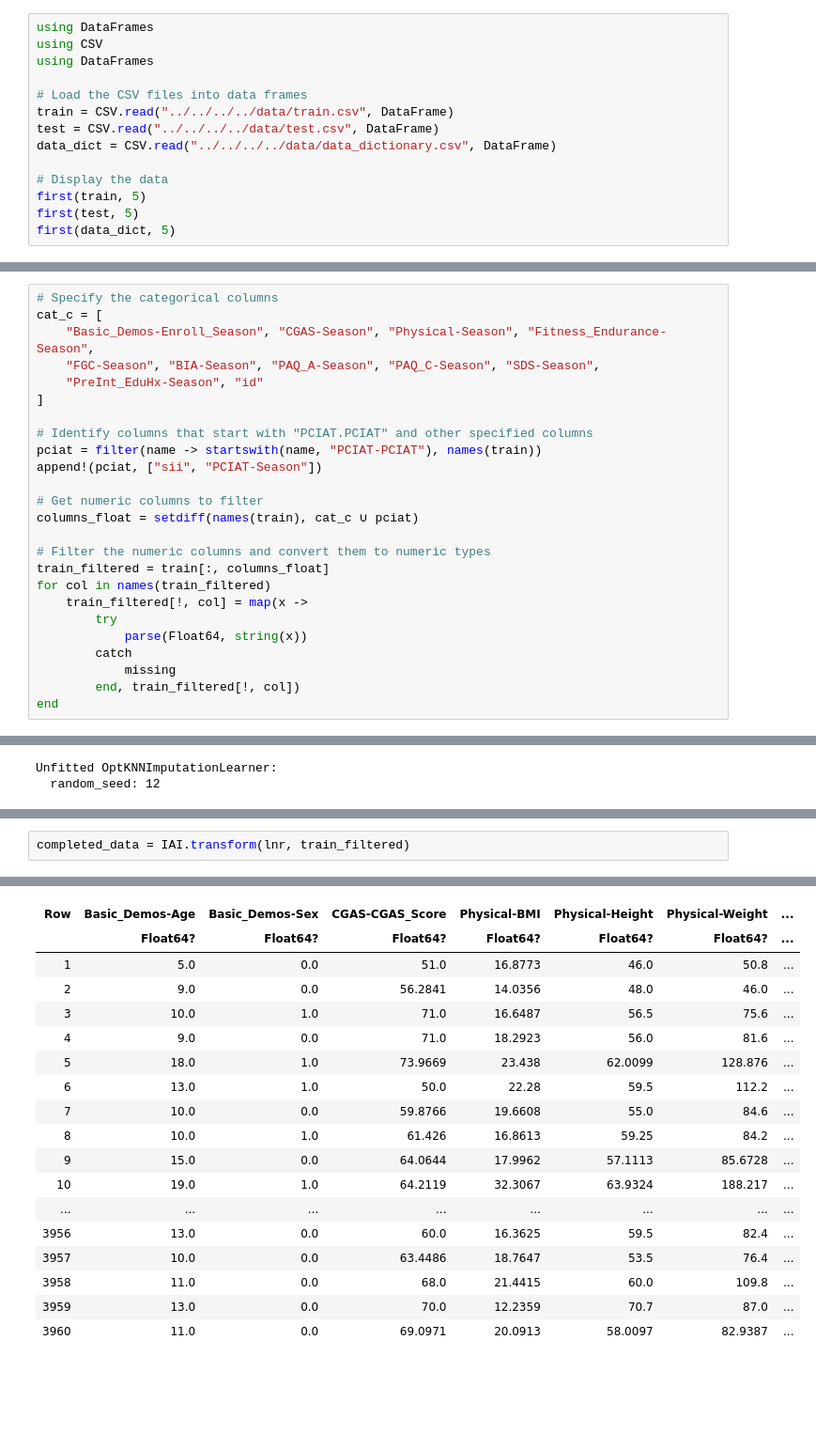
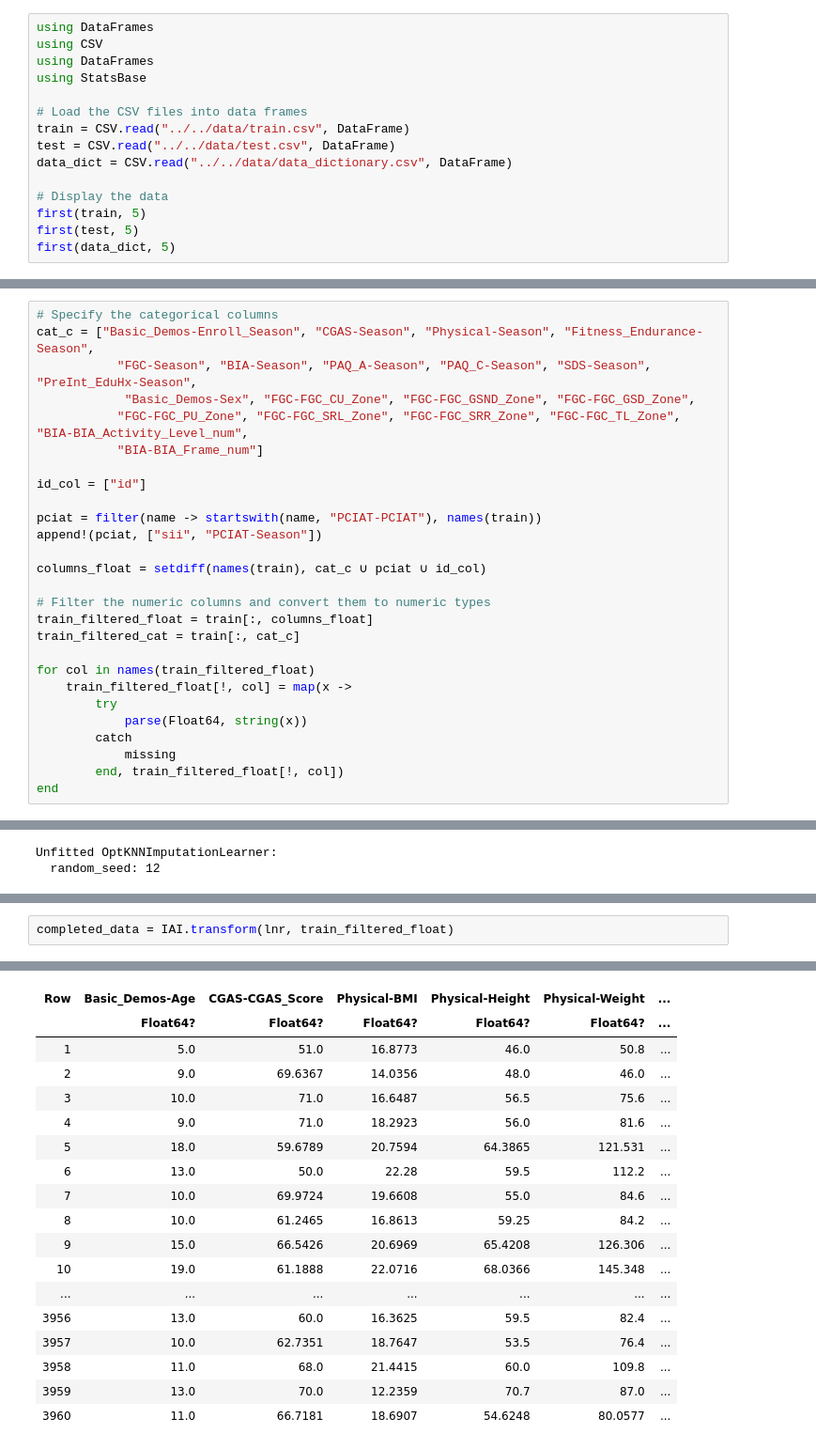
Before and after one commit to VZjunyang/Child-Mind-Institute-Competition, a Jupyter notebook: research/optimal_impute.ipynb, the cells around one changed output, grey strips where cells are left out. Shown at 94% size. Saved outputs shown, nothing was run; the diff lists cells and outputs as text; blank space fills up the shorter version.

```diff
--- a/research/optimal_impute.ipynb
+++ b/research/optimal_impute.ipynb
@@ -2,11 +2,12 @@
 using DataFrames
 using CSV
 using DataFrames
+using StatsBase
 
 # Load the CSV files into data frames
-train = CSV.read("../../../../data/train.csv", DataFrame)
-test = CSV.read("../../../../data/test.csv", DataFrame)
-data_dict = CSV.read("../../../../data/data_dictionary.csv", DataFrame)
+train = CSV.read("../../data/train.csv", DataFrame)
+test = CSV.read("../../data/test.csv", DataFrame)
+data_dict = CSV.read("../../data/data_dictionary.csv", DataFrame)
 
 # Display the data
 first(train, 5)
@@ -23,26 +24,28 @@ first(data_dict, 5)
 | 5 | Children's Global Assessment Scale | CGAS-Season | Season of participation | str | Spring, Summer, Fall, Winter | missing |
 # %%
 # Specify the categorical columns
-cat_c = [
-    "Basic_Demos-Enroll_Season", "CGAS-Season", "Physical-Season", "Fitness_Endurance-Season",
-    "FGC-Season", "BIA-Season", "PAQ_A-Season", "PAQ_C-Season", "SDS-Season",
-    "PreInt_EduHx-Season", "id"
-]
+cat_c = ["Basic_Demos-Enroll_Season", "CGAS-Season", "Physical-Season", "Fitness_Endurance-Season",
+           "FGC-Season", "BIA-Season", "PAQ_A-Season", "PAQ_C-Season", "SDS-Season", "PreInt_EduHx-Season",
+            "Basic_Demos-Sex", "FGC-FGC_CU_Zone", "FGC-FGC_GSND_Zone", "FGC-FGC_GSD_Zone",
+           "FGC-FGC_PU_Zone", "FGC-FGC_SRL_Zone", "FGC-FGC_SRR_Zone", "FGC-FGC_TL_Zone", "BIA-BIA_Activity_Level_num",
+           "BIA-BIA_Frame_num"]
 
-# Identify columns that start with "PCIAT.PCIAT" and other specified columns
+id_col = ["id"]
+
 pciat = filter(name -> startswith(name, "PCIAT-PCIAT"), names(train))
 append!(pciat, ["sii", "PCIAT-Season"])
 
-# Get numeric columns to filter
-columns_float = setdiff(names(train), cat_c ∪ pciat)
+columns_float = setdiff(names(train), cat_c ∪ pciat ∪ id_col)
 
 # Filter the numeric columns and convert them to numeric types
-train_filtered = train[:, columns_float]
-for col in names(train_filtered)
-    train_filtered[!, col] = map(x ->
+train_filtered_float = train[:, columns_float]
+train_filtered_cat = train[:, cat_c]
+
+for col in names(train_filtered_float)
+    train_filtered_float[!, col] = map(x ->
         try
             parse(Float64, string(x))
         catch
             missing
-        end, train_filtered[!, col])
+        end, train_filtered_float[!, col])
 end
@@ -61,4 +75,4 @@ IAI.fit!(lnr, train_filtered)
 Fitted OptKNNImputationLearner
 # %%
-completed_data = IAI.transform(lnr, train_filtered)
+completed_data = IAI.transform(lnr, train_filtered_float)
 # %% [output]
@@ -66,20 +80,20 @@ completed_data = IAI.transform(lnr, train_filtered)
 3935 rows omitted
-| Row | Basic_Demos-Age | Basic_Demos-Sex | CGAS-CGAS_Score | Physical-BMI | Physical-Height | Physical-Weight | ... |
-|  | Float64? | Float64? | Float64? | Float64? | Float64? | Float64? | ... |
-| 1 | 5.0 | 0.0 | 51.0 | 16.8773 | 46.0 | 50.8 | ... |
-| 2 | 9.0 | 0.0 | 56.2841 | 14.0356 | 48.0 | 46.0 | ... |
-| 3 | 10.0 | 1.0 | 71.0 | 16.6487 | 56.5 | 75.6 | ... |
-| 4 | 9.0 | 0.0 | 71.0 | 18.2923 | 56.0 | 81.6 | ... |
-| 5 | 18.0 | 1.0 | 73.9669 | 23.438 | 62.0099 | 128.876 | ... |
-| 6 | 13.0 | 1.0 | 50.0 | 22.28 | 59.5 | 112.2 | ... |
-| 7 | 10.0 | 0.0 | 59.8766 | 19.6608 | 55.0 | 84.6 | ... |
-| 8 | 10.0 | 1.0 | 61.426 | 16.8613 | 59.25 | 84.2 | ... |
-| 9 | 15.0 | 0.0 | 64.0644 | 17.9962 | 57.1113 | 85.6728 | ... |
-| 10 | 19.0 | 1.0 | 64.2119 | 32.3067 | 63.9324 | 188.217 | ... |
-| ... | ... | ... | ... | ... | ... | ... | ... |
-| 3956 | 13.0 | 0.0 | 60.0 | 16.3625 | 59.5 | 82.4 | ... |
-| 3957 | 10.0 | 0.0 | 63.4486 | 18.7647 | 53.5 | 76.4 | ... |
-| 3958 | 11.0 | 0.0 | 68.0 | 21.4415 | 60.0 | 109.8 | ... |
-| 3959 | 13.0 | 0.0 | 70.0 | 12.2359 | 70.7 | 87.0 | ... |
-| 3960 | 11.0 | 0.0 | 69.0971 | 20.0913 | 58.0097 | 82.9387 | ... |
+| Row | Basic_Demos-Age | CGAS-CGAS_Score | Physical-BMI | Physical-Height | Physical-Weight | ... |
+|  | Float64? | Float64? | Float64? | Float64? | Float64? | ... |
+| 1 | 5.0 | 51.0 | 16.8773 | 46.0 | 50.8 | ... |
+| 2 | 9.0 | 69.6367 | 14.0356 | 48.0 | 46.0 | ... |
+| 3 | 10.0 | 71.0 | 16.6487 | 56.5 | 75.6 | ... |
+| 4 | 9.0 | 71.0 | 18.2923 | 56.0 | 81.6 | ... |
+| 5 | 18.0 | 59.6789 | 20.7594 | 64.3865 | 121.531 | ... |
+| 6 | 13.0 | 50.0 | 22.28 | 59.5 | 112.2 | ... |
+| 7 | 10.0 | 69.9724 | 19.6608 | 55.0 | 84.6 | ... |
+| 8 | 10.0 | 61.2465 | 16.8613 | 59.25 | 84.2 | ... |
+| 9 | 15.0 | 66.5426 | 20.6969 | 65.4208 | 126.306 | ... |
+| 10 | 19.0 | 61.1888 | 22.0716 | 68.0366 | 145.348 | ... |
+| ... | ... | ... | ... | ... | ... | ... |
+| 3956 | 13.0 | 60.0 | 16.3625 | 59.5 | 82.4 | ... |
+| 3957 | 10.0 | 62.7351 | 18.7647 | 53.5 | 76.4 | ... |
+| 3958 | 11.0 | 68.0 | 21.4415 | 60.0 | 109.8 | ... |
+| 3959 | 13.0 | 70.0 | 12.2359 | 70.7 | 87.0 | ... |
+| 3960 | 11.0 | 66.7181 | 18.6907 | 54.6248 | 80.0577 | ... |
 # %%
```
Also changed, not shown: parts of 7 cells of this notebook, 3 other files.
